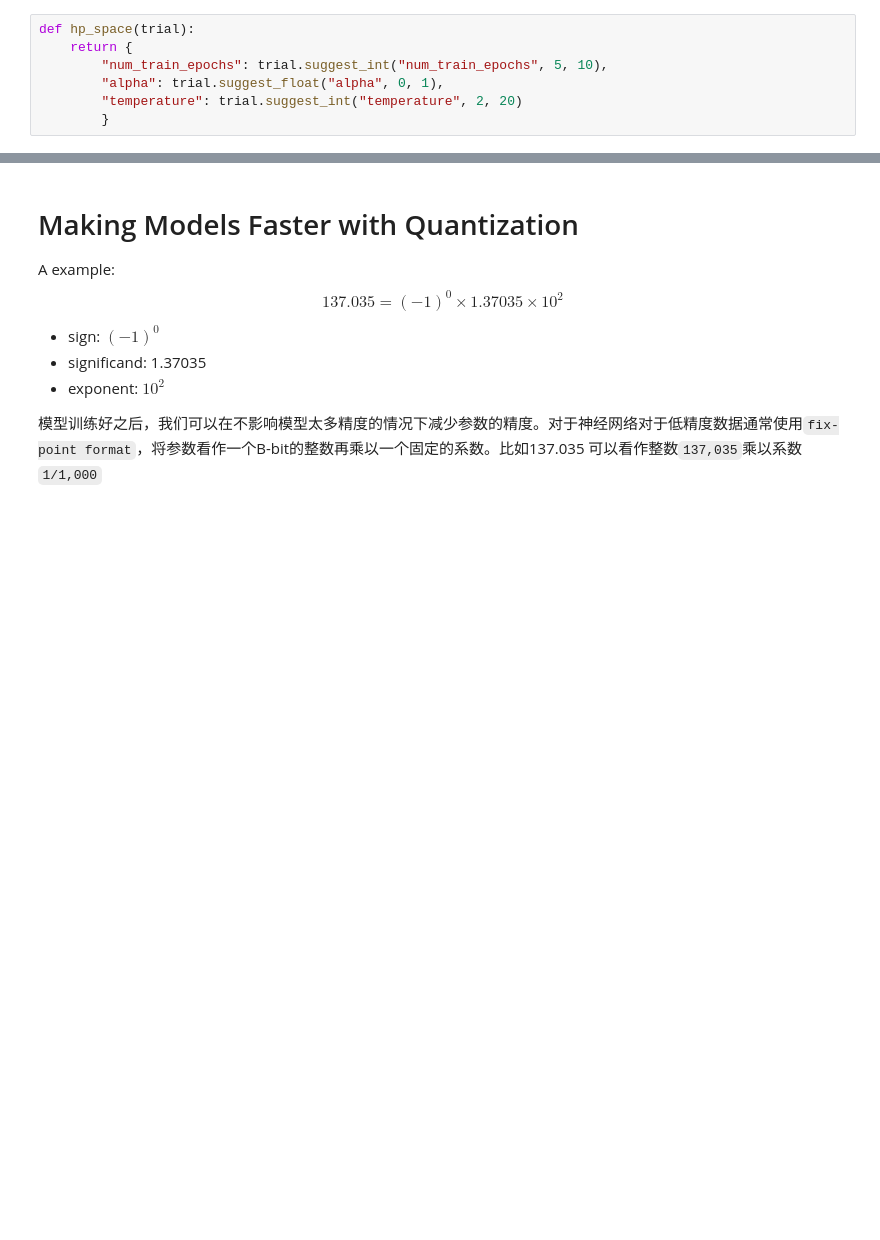
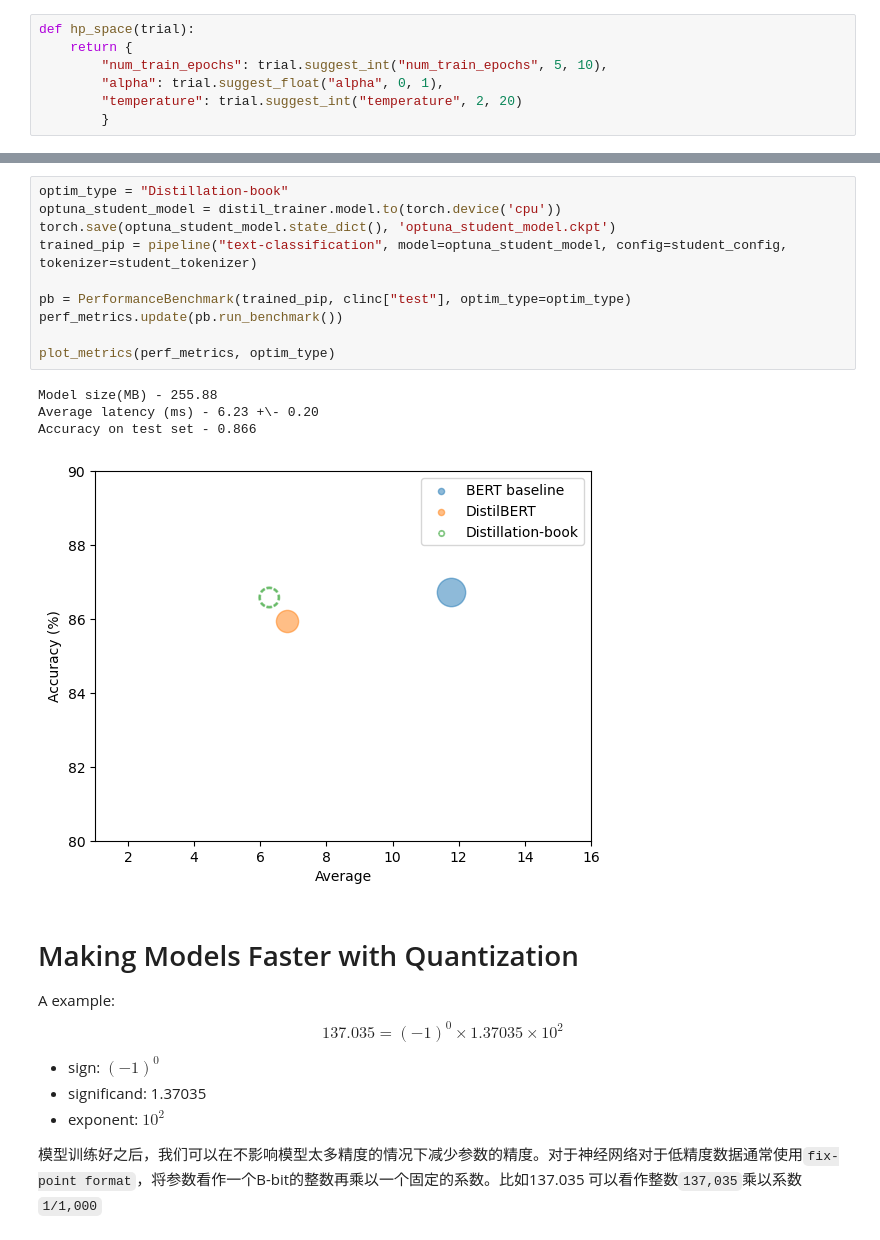
Before and after one commit to scchy/My_Learn, a Jupyter notebook: NLPHuggingFace/Chapter8-making-transformers-efficient-in-production.ipynb, the cells around one changed output, grey strips where cells are left out. Cells and saved outputs as stored; diff of their text form; blank space fills up the shorter version.

```diff
--- a/NLPHuggingFace/Chapter8-making-transformers-efficient-in-production.ipynb
+++ b/NLPHuggingFace/Chapter8-making-transformers-efficient-in-production.ipynb
@@ -415,3 +496,18 @@ distil_trainer.train();
+# %%
+optim_type = "Distillation-book"
+optuna_student_model = distil_trainer.model.to(torch.device('cpu'))
+torch.save(optuna_student_model.state_dict(), 'optuna_student_model.ckpt')
+trained_pip = pipeline("text-classification", model=optuna_student_model, config=student_config, tokenizer=student_tokenizer)
+
+pb = PerformanceBenchmark(trained_pip, clinc["test"], optim_type=optim_type)
+perf_metrics.update(pb.run_benchmark())
+
+plot_metrics(perf_metrics, optim_type)
+# %% [output]
+Model size(MB) - 255.88
+Average latency (ms) - 6.23 +\- 0.20
+Accuracy on test set - 0.866
+[figure, added]
 # %% [markdown]
 # Making Models Faster with Quantization
 
```
Also changed, not shown: parts of 45 cells of this notebook.
